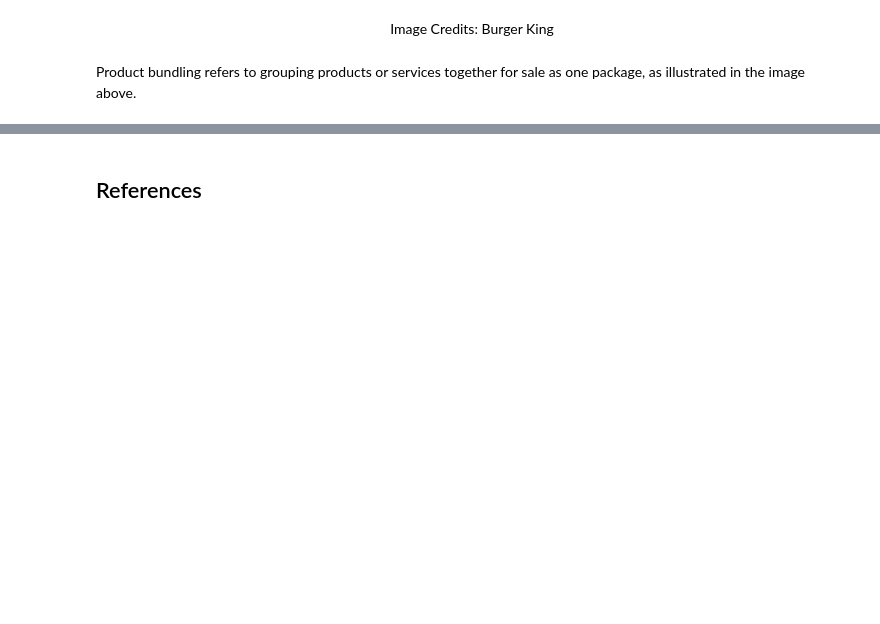
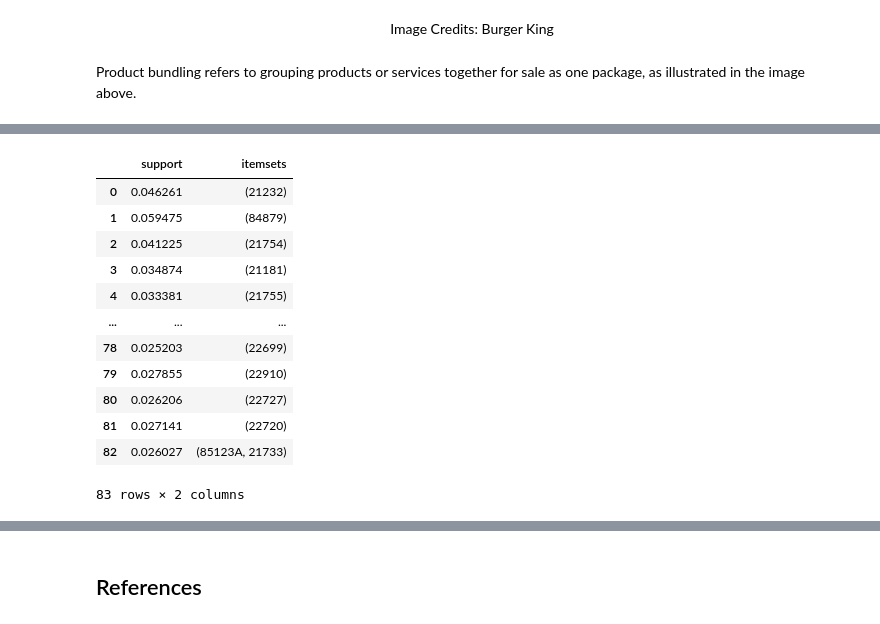
Before and after one commit to mwaurahmn/clv_rfm, a Jupyter notebook: Product Bundling and Recommendation.ipynb, the cells around one changed output, grey strips where cells are left out. Drawn from its saved outputs; the diff is of its cells as text; code cells hidden in the pictures; blank space fills up the shorter version.

```diff
--- a/Product Bundling and Recommendation.ipynb
+++ b/Product Bundling and Recommendation.ipynb
@@ -10,0 +123,3 @@ Product bundling refers to grouping products or services together for sale as on
+# %%
+# Generate Frequent itemsets
+freq_itemsets = dep.fpgrowth(encoded_df, min_support = 0.01, use_colnames = True, verbose = 1)
@@ -10,0 +144,16 @@ Product bundling refers to grouping products or services together for sale as on
+# %%
+freq_itemsets
+# %% [output]
+|  | support | itemsets |
+| 0 | 0.046261 | (21232) |
+| 1 | 0.059475 | (84879) |
+| 2 | 0.041225 | (21754) |
+| 3 | 0.034874 | (21181) |
+| 4 | 0.033381 | (21755) |
+| ... | ... | ... |
+| 78 | 0.025203 | (22699) |
+| 79 | 0.027855 | (22910) |
+| 80 | 0.026206 | (22727) |
+| 81 | 0.027141 | (22720) |
+| 82 | 0.026027 | (85123A, 21733) |
+83 rows × 2 columns
```
Also changed, not shown: parts of 23 cells of this notebook, 2 other files.
